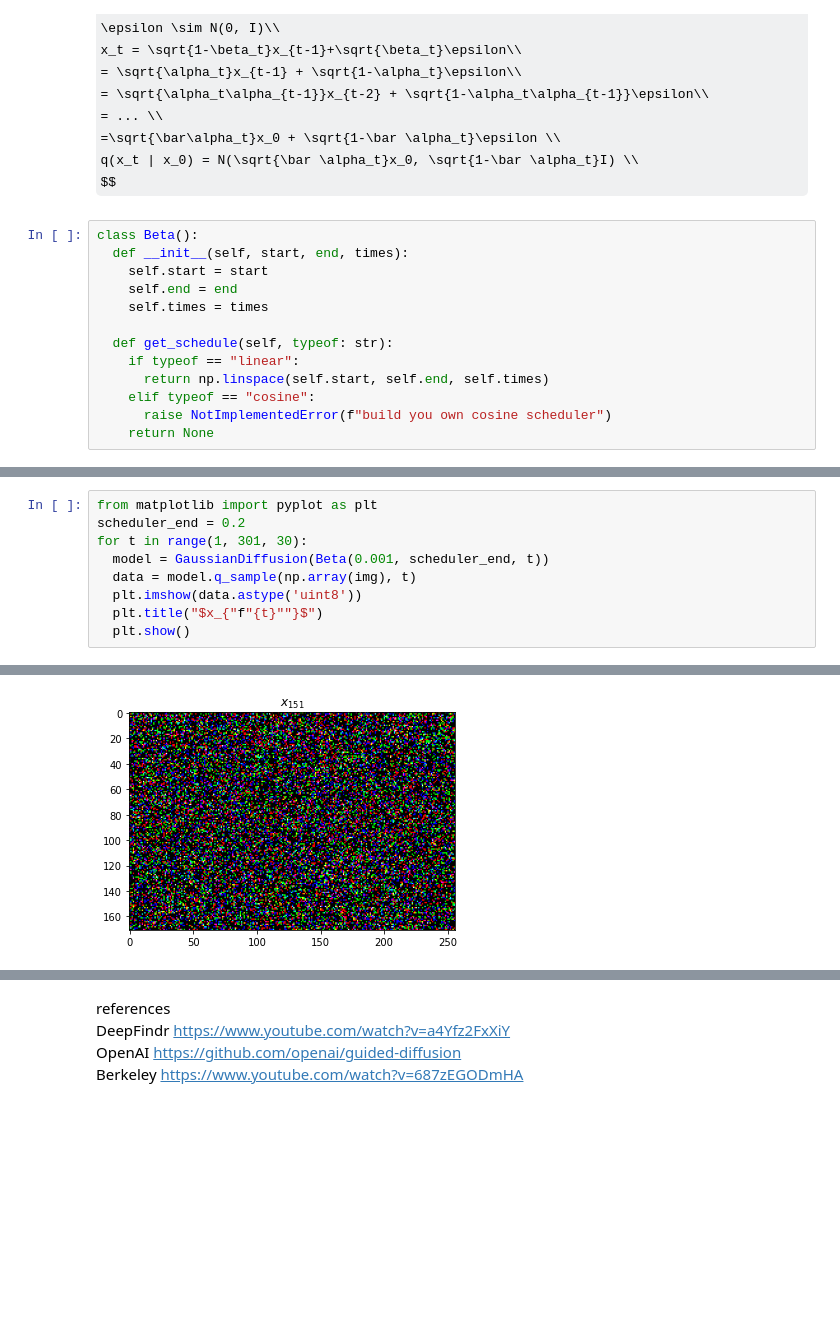
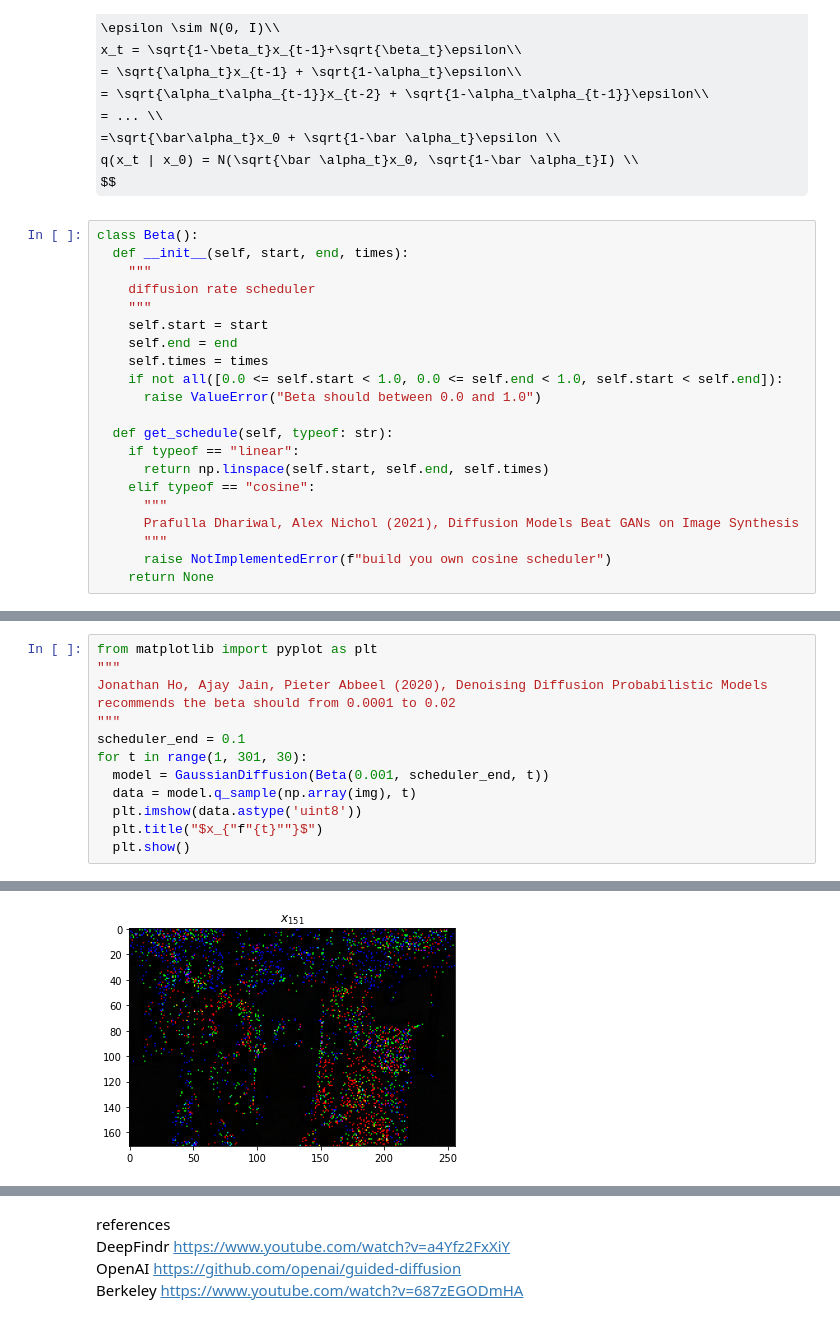
Before and after one commit to sunnyanthony/diffusion_playground, a Jupyter notebook: diffusion.ipynb, the cells around one changed output, grey strips where cells are left out. Saved outputs shown, nothing was run; the diff lists cells and outputs as text; some formulas as TeX source; blank space fills up the shorter version.

```diff
--- a/diffusion.ipynb
+++ b/diffusion.ipynb
@@ -35,14 +33,22 @@ $$
 # %%
 class Beta():
   def __init__(self, start, end, times):
+    """
+    diffusion rate scheduler
+    """
     self.start = start
     self.end = end
     self.times = times
+    if not all([0.0 <= self.start < 1.0, 0.0 <= self.end < 1.0, self.start < self.end]):
+      raise ValueError("Beta should between 0.0 and 1.0")
 
   def get_schedule(self, typeof: str):
     if typeof == "linear":
       return np.linspace(self.start, self.end, self.times)
     elif typeof == "cosine":
+      """
+      Prafulla Dhariwal, Alex Nichol (2021), Diffusion Models Beat GANs on Image Synthesis
+      """
       raise NotImplementedError(f"build you own cosine scheduler")
     return None
 # %%
@@ -105,7 +110,11 @@ class GaussianDiffusion():
           * noise
 # %%
 from matplotlib import pyplot as plt
-scheduler_end = 0.2
+"""
+Jonathan Ho, Ajay Jain, Pieter Abbeel (2020), Denoising Diffusion Probabilistic Models
+recommends the beta should from 0.0001 to 0.02
+"""
+scheduler_end = 0.1
 for t in range(1, 301, 30):
   model = GaussianDiffusion(Beta(0.001, scheduler_end, t))
   data = model.q_sample(np.array(img), t)
@@ -121 +130 @@ for t in range(1, 301, 30):
-[figure, old version]
+[figure, new version]
```
Also changed, not shown: parts of 3 cells of this notebook.
